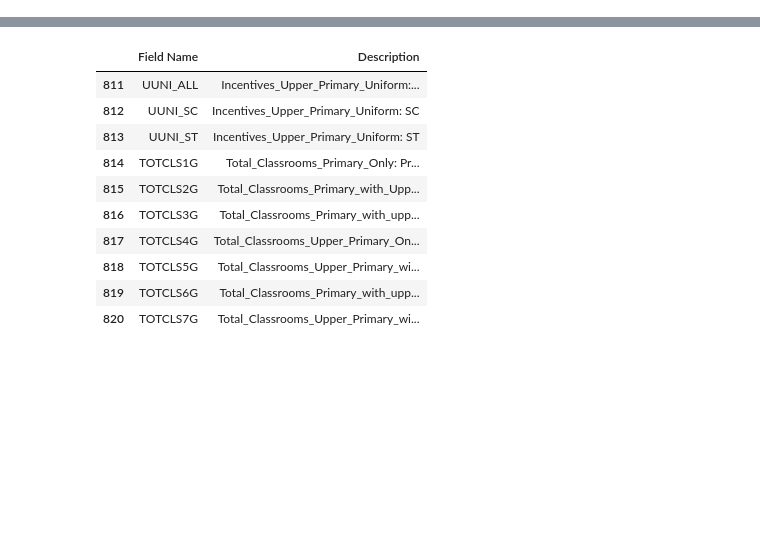
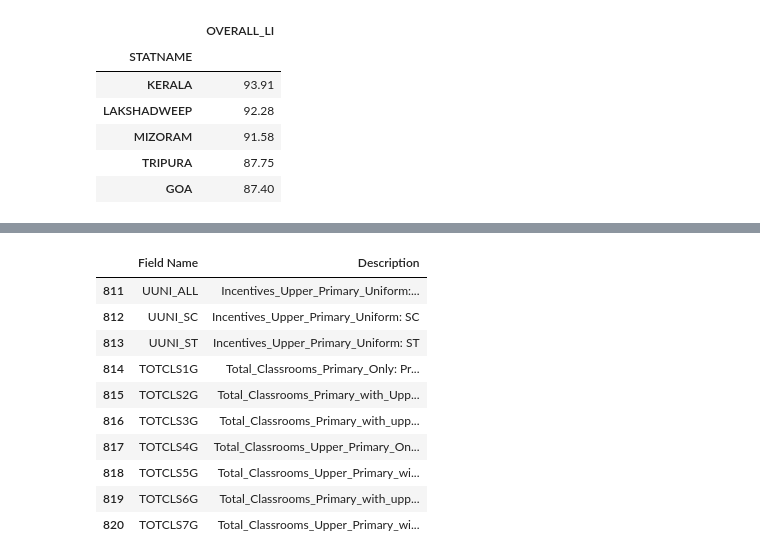
Before and after one commit to rishabh-runwal/education-india, a Jupyter notebook: Education-India.ipynb, the cells around one changed output, grey strips where cells are left out. Drawn from its saved outputs; the diff is of its cells as text; code cells hidden in the pictures; blank space fills up the shorter version.

```diff
--- a/Education-India.ipynb
+++ b/Education-India.ipynb
@@ -6,0 +35,13 @@ import plotly.graph_objects as go
+# %%
+se_li=se.copy()[['STATNAME','OVERALL_LI']]
+lit=se_li.groupby(['STATNAME']).mean()
+lit=lit.sort_values('OVERALL_LI',ascending=False)
+lit.head()
+# %% [output]
+|  | OVERALL_LI |
+| STATNAME |  |
+| KERALA | 93.91 |
+| LAKSHADWEEP | 92.28 |
+| MIZORAM | 91.58 |
+| TRIPURA | 87.75 |
+| GOA | 87.40 |
```
Also changed, not shown: parts of 11 cells of this notebook.
